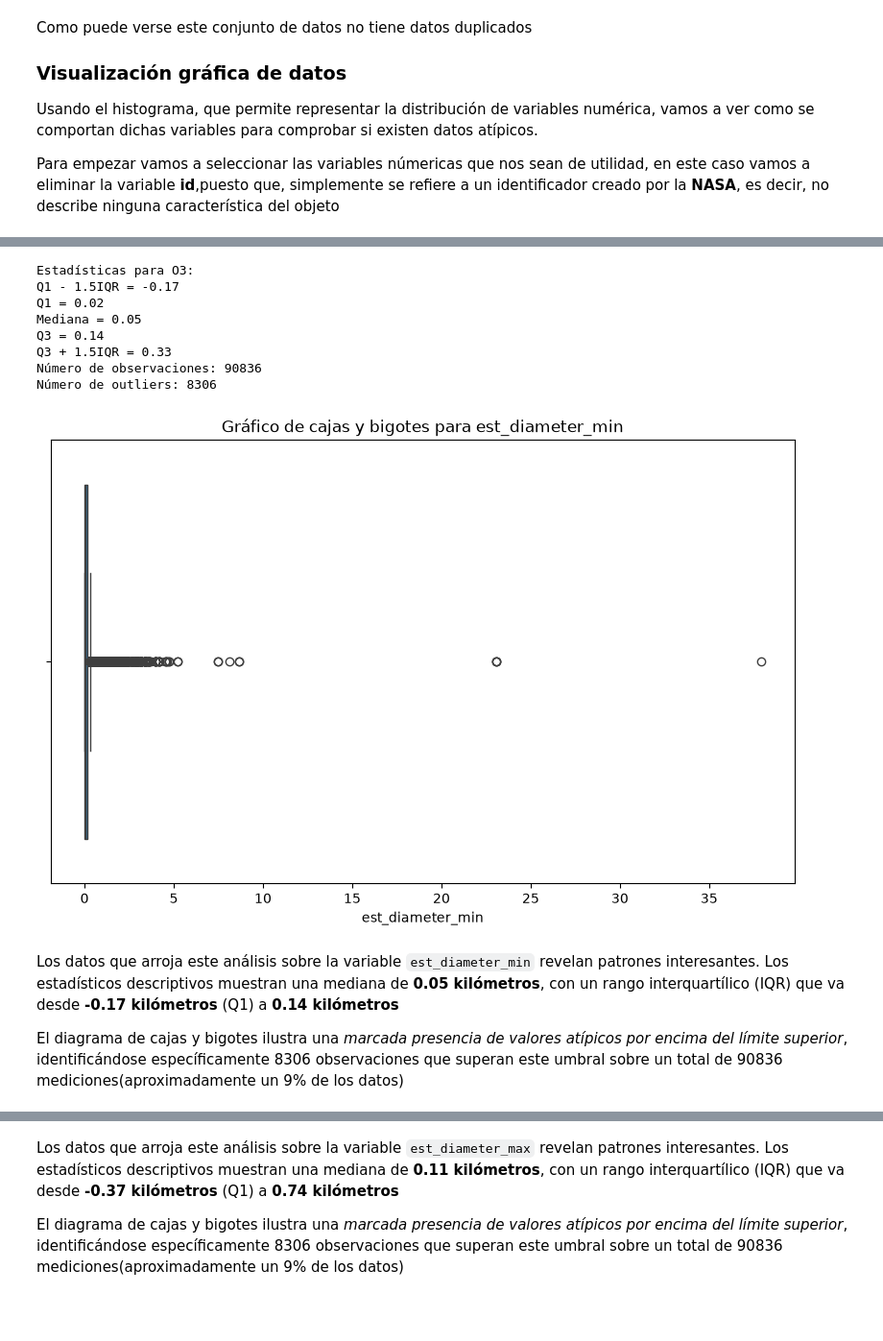
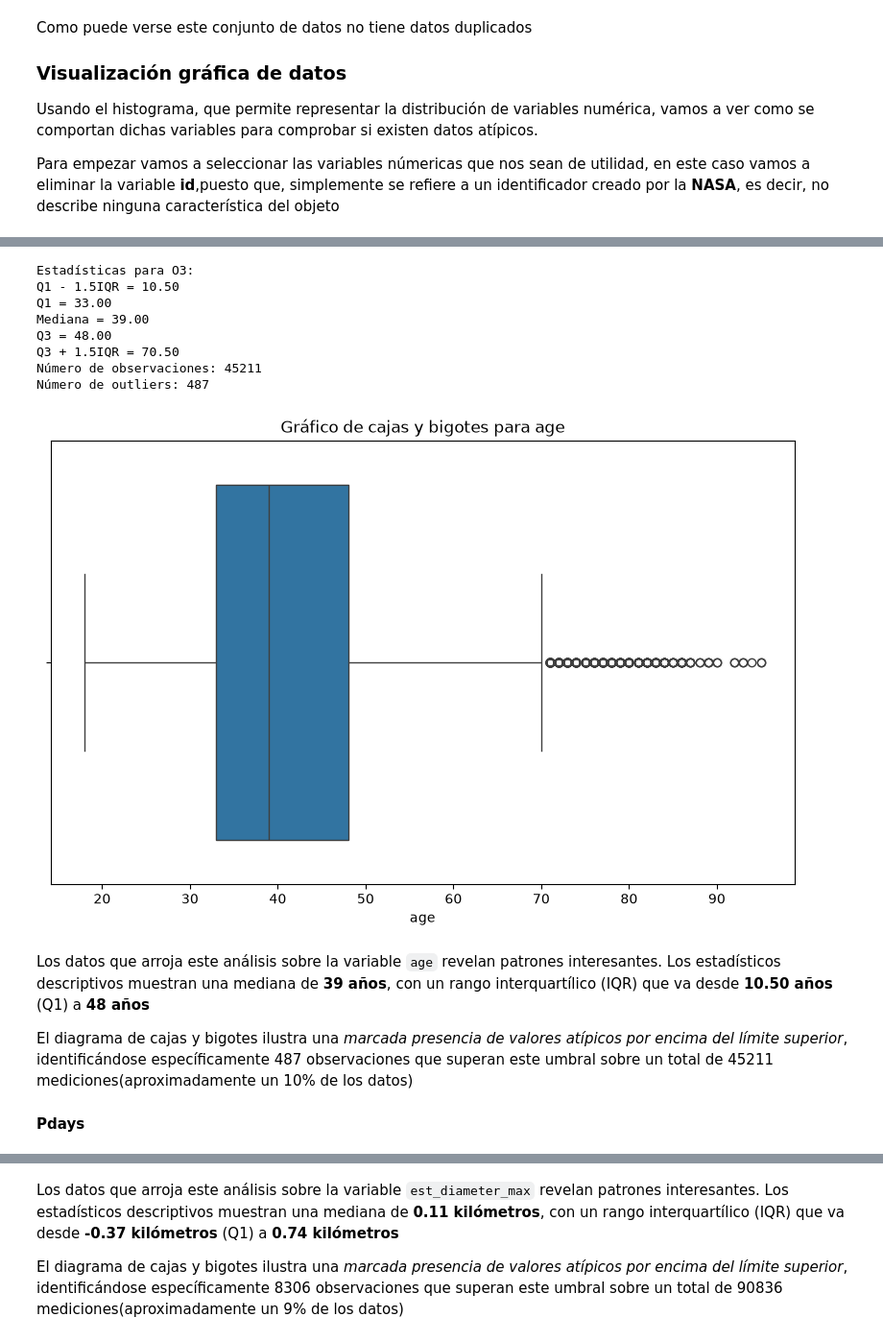
Before and after one commit to AndresDAM2526/PIA, a Jupyter notebook: Proyecto_1_Evaluacion.ipynb, the cells around one changed output, grey strips where cells are left out. Shown at 96% size. Cells and saved outputs as stored; diff of their text form; code cells hidden in the pictures; blank space fills up the shorter version.

```diff
--- a/Proyecto_1_Evaluacion.ipynb
+++ b/Proyecto_1_Evaluacion.ipynb
@@ -17,5 +20,5 @@ from sklearn.preprocessing import StandardScaler
 # %%
-dataset=pd.read_csv('data/neo_v2.csv')
+dataset=pd.read_csv('data/bank-full.csv',delimiter=";")
 dataset.info()
 # %% [output]
 <class 'pandas.DataFrame'>
@@ -76,0 +83,16 @@ Tras un primer vistazo y conocimiento de los datos vamos a hacer un análisis ex
+# %%
+dataset['default']=dataset['default'].map({
+    "no":0,
+    "yes":1
+})
+dataset['housing']=dataset['housing'].map({
+    "no":0,
+    "yes":1
+})
+dataset['loan']=dataset['loan'].map({
+    "no":0,
+    "yes":1
+})
+label_encoder=LabelEncoder()
+dataset['y']=label_encoder.fit_transform(dataset['y'])
+dataset.head()
@@ -136,34 +166,36 @@ Al revisar los gráficos vemos que las variables relativas al diametro tienen un
 # %%
-Q1 = dataset['est_diameter_min'].quantile(0.25)
-Q3 = dataset['est_diameter_min'].quantile(0.75)
+Q1 = dataset['age'].quantile(0.25)
+Q3 = dataset['age'].quantile(0.75)
 IQR = Q3 - Q1
 lower_bound = Q1 - 1.5 * IQR
 upper_bound = Q3 + 1.5 * IQR
 print(f"Estadísticas para O3:")
 print(f"Q1 - 1.5IQR = {lower_bound:.2f}")
 print(f"Q1 = {Q1:.2f}")
-print(f"Mediana = {dataset['est_diameter_min'].median():.2f}")
+print(f"Mediana = {dataset['age'].median():.2f}")
 print(f"Q3 = {Q3:.2f}")
 print(f"Q3 + 1.5IQR = {upper_bound:.2f}")
-print(f"Número de observaciones: {len(dataset['est_diameter_min'])}")
-print(f"Número de outliers: {sum((dataset['est_diameter_min'] < lower_bound) | (dataset['est_diameter_min'] > upper_bound))}")
+print(f"Número de observaciones: {len(dataset['age'])}")
+print(f"Número de outliers: {sum((dataset['age'] < lower_bound) | (dataset['age'] > upper_bound))}")
 plt.figure(figsize=(10, 6))
-sns.boxplot(x=dataset['est_diameter_min'])
-plt.title('Gráfico de cajas y bigotes para est_diameter_min')
-plt.xlabel('est_diameter_min')
+sns.boxplot(x=dataset['age'])
+plt.title('Gráfico de cajas y bigotes para age')
+plt.xlabel('age')
 plt.show()
 # %% [output]
 Estadísticas para O3:
-Q1 - 1.5IQR = -0.17
-Q1 = 0.02
-Mediana = 0.05
-Q3 = 0.14
-Q3 + 1.5IQR = 0.33
-Número de observaciones: 90836
-Número de outliers: 8306
+Q1 - 1.5IQR = 10.50
+Q1 = 33.00
+Mediana = 39.00
+Q3 = 48.00
+Q3 + 1.5IQR = 70.50
+Número de observaciones: 45211
+Número de outliers: 487
-[figure, old version]
+[figure, new version]
 # %% [markdown]
-Los datos que arroja este análisis sobre la variable `est_diameter_min` revelan patrones interesantes. Los estadísticos descriptivos muestran una mediana de **0.05 kilómetros**, con un rango interquartílico (IQR) que va desde **-0.17 kilómetros** (Q1) a **0.14 kilómetros**
+Los datos que arroja este análisis sobre la variable `age` revelan patrones interesantes. Los estadísticos descriptivos muestran una mediana de **39 años**, con un rango interquartílico (IQR) que va desde **10.50 años** (Q1) a **48 años**
 
-El diagrama de cajas y bigotes ilustra una *marcada presencia de valores atípicos por encima del límite superior*, identificándose específicamente 8306 observaciones que superan este umbral sobre un total de 90836 mediciones(aproximadamente un 9% de los datos)
+El diagrama de cajas y bigotes ilustra una *marcada presencia de valores atípicos por encima del límite superior*, identificándose específicamente 487 observaciones que superan este umbral sobre un total de 45211 mediciones(aproximadamente un 10% de los datos)
+
+#### Pdays
 # %%
```
Also changed, not shown: parts of 14 cells of this notebook, 3 other files.
